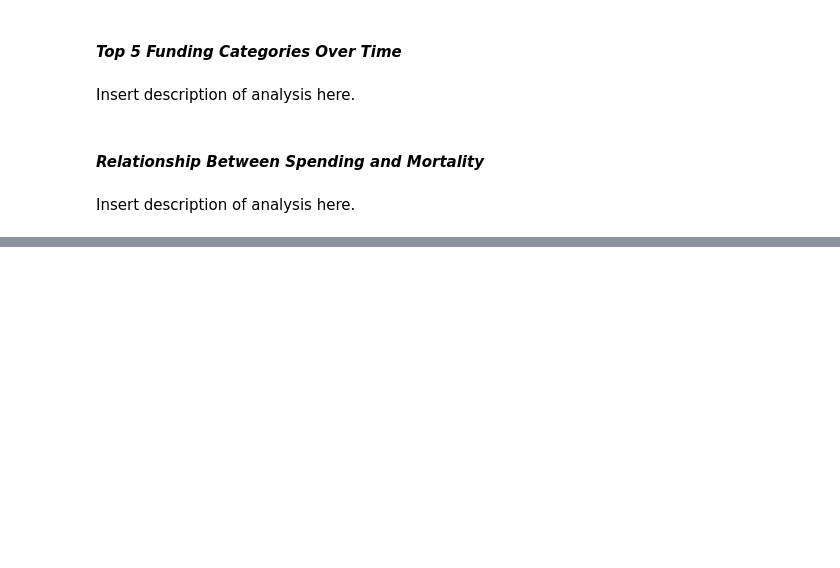
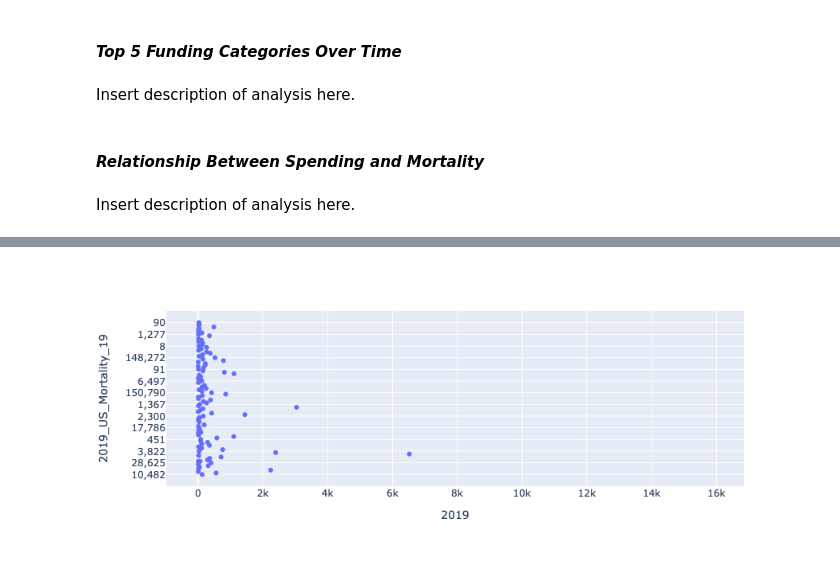
Before and after one commit to UCB-stat-159-s22/hw07-group25, a Jupyter notebook: Notebook.ipynb, the cells around one changed output, grey strips where cells are left out. Drawn from its saved outputs; the diff is of its cells as text; code cells hidden in the pictures; blank space fills up the shorter version.

```diff
--- a/Notebook.ipynb
+++ b/Notebook.ipynb
@@ -135,0 +125,6 @@ TypeError: Years can only be converted to other years. Months only to other mont
+# %%
+df3 = df[['research_category', '2019_US_Mortality_19', '2019']]
+
+# Export the pandas DataFrame into HDF5
+h5File4 = "data/cleaned_data/funding_data_2019.hdf5"
+df3.to_hdf(h5File4, "/data/cleaned_data")
@@ -176,0 +171,8 @@ Insert description of analysis here.
+# %%
+# Use pandas again to read data from the hdf5 file to the pandas DataFrame
+df2019 = pd.read_hdf(h5File4, "/data/cleaned_data")
+
+# select only the sample with no missing values for mortality or funding level
+df2019.dropna()
+
+pd.to_numeric()
@@ -176,0 +193,4 @@ Insert description of analysis here.
+# %%
+fig = px.scatter(df2019, x="2019", y="2019_US_Mortality_19")
+fig.show()
+# %% [output]
@@ -176,0 +198 @@ Insert description of analysis here.
+[figure, added]
```
Also changed, not shown: parts of 11 cells of this notebook, 4 other files.
